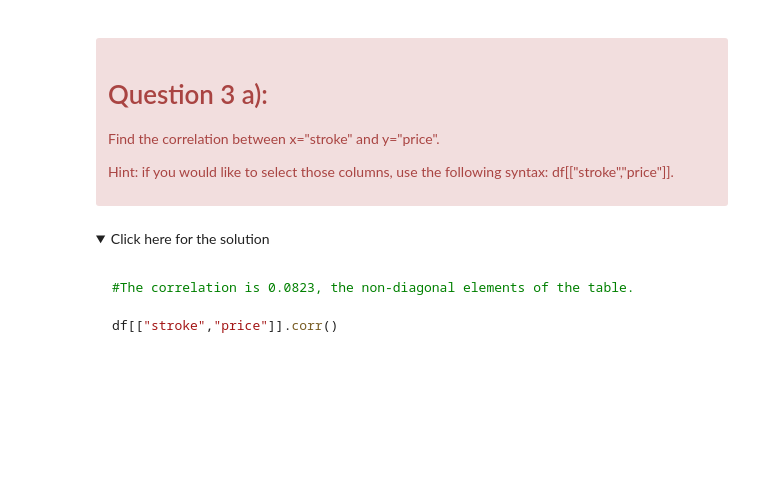
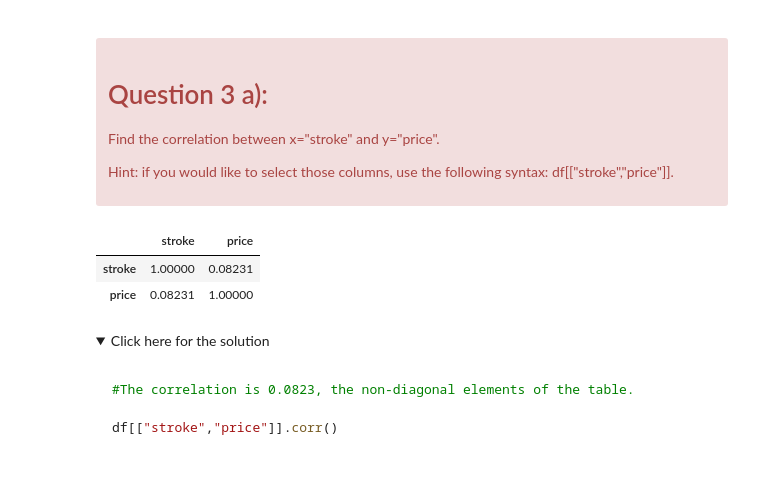
Before and after one commit to morelocj/pandas_demos, a Jupyter notebook: USE__DA0101EN-3-Review-Exploratory-Data-Analysis.ipynb, the cells around one changed output. Drawn from its saved outputs; the diff is of its cells as text; code cells hidden in the pictures; folded sections open; blank space fills up the shorter version.

```diff
--- a/USE__DA0101EN-3-Review-Exploratory-Data-Analysis.ipynb
+++ b/USE__DA0101EN-3-Review-Exploratory-Data-Analysis.ipynb
@@ -240,7 +236,12 @@ df[['peak-rpm','price']].corr()
 <p>Hint: if you would like to select those columns, use the following syntax: df[["stroke","price"]].  </p>
 </div>
 # %%
-# Write your code below and press Shift+Enter to execute
+df[['stroke','price']].corr()
+    # Write your code below and press Shift+Enter to execute
+# %% [output]
+|  | stroke | price |
+| stroke | 1.00000 | 0.08231 |
+| price | 0.08231 | 1.00000 |
 # %% [markdown]
 <details><summary>Click here for the solution</summary>
 
```
Also changed, not shown: parts of 12 cells of this notebook, 3 other files.
